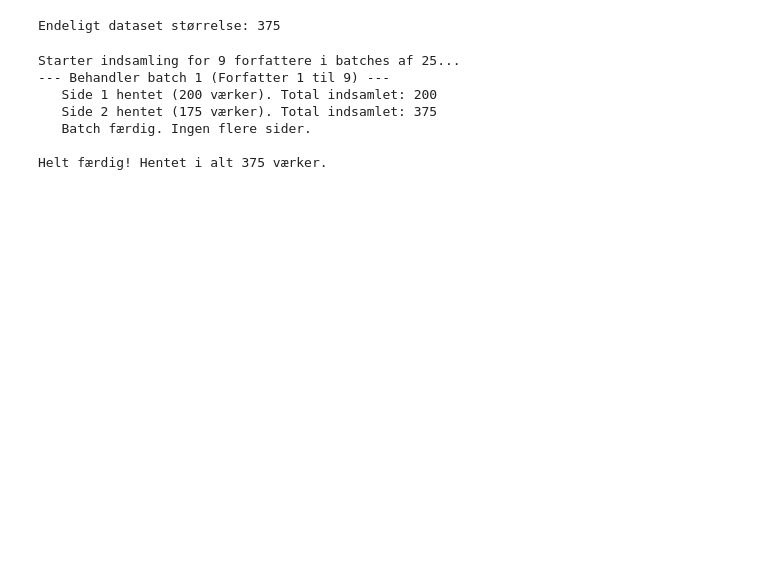
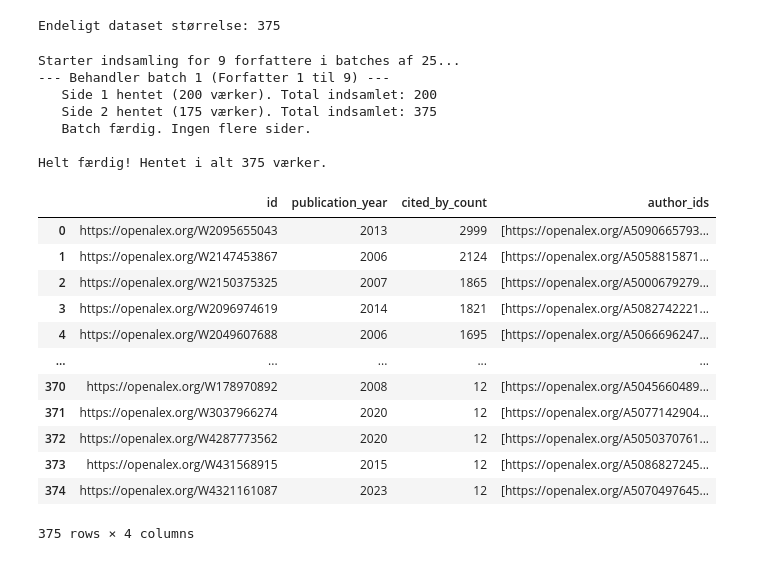
Before and after one commit to oggefaderen/CompSci, a Jupyter notebook: Week3/Oskar/uffe_API_meget_grim.ipynb, the cells around one changed output. Cells and saved outputs as stored; diff of their text form; code cells hidden in the pictures; blank space fills up the shorter version.

```diff
--- a/Week3/Oskar/uffe_API_meget_grim.ipynb
+++ b/Week3/Oskar/uffe_API_meget_grim.ipynb
@@ -490,3 +488,23 @@ Starter indsamling for 9 forfattere i batches af 25...
    Batch færdig. Ingen flere sider.
 
 Helt færdig! Hentet i alt 375 værker.
+# %%
+D = pd.DataFrame(all_works)
+D2 = D[['id', 'publication_year', 'cited_by_count', 'author_ids']]
+D3 = D[['id', 'title', 'abstract_inverted_index']]
+# %%
+D2
+# %% [output]
+|  | id | publication_year | cited_by_count | author_ids |
+| 0 | https://openalex.org/W2095655043 | 2013 | 2999 | [https://openalex.org/A5090665793... |
+| 1 | https://openalex.org/W2147453867 | 2006 | 2124 | [https://openalex.org/A5058815871... |
+| 2 | https://openalex.org/W2150375325 | 2007 | 1865 | [https://openalex.org/A5000679279... |
+| 3 | https://openalex.org/W2096974619 | 2014 | 1821 | [https://openalex.org/A5082742221... |
+| 4 | https://openalex.org/W2049607688 | 2006 | 1695 | [https://openalex.org/A5066696247... |
+| ... | ... | ... | ... | ... |
+| 370 | https://openalex.org/W178970892 | 2008 | 12 | [https://openalex.org/A5045660489... |
+| 371 | https://openalex.org/W3037966274 | 2020 | 12 | [https://openalex.org/A5077142904... |
+| 372 | https://openalex.org/W4287773562 | 2020 | 12 | [https://openalex.org/A5050370761... |
+| 373 | https://openalex.org/W431568915 | 2015 | 12 | [https://openalex.org/A5086827245... |
+| 374 | https://openalex.org/W4321161087 | 2023 | 12 | [https://openalex.org/A5070497645... |
+375 rows × 4 columns
```
Also changed, not shown: parts of 4 cells of this notebook.
